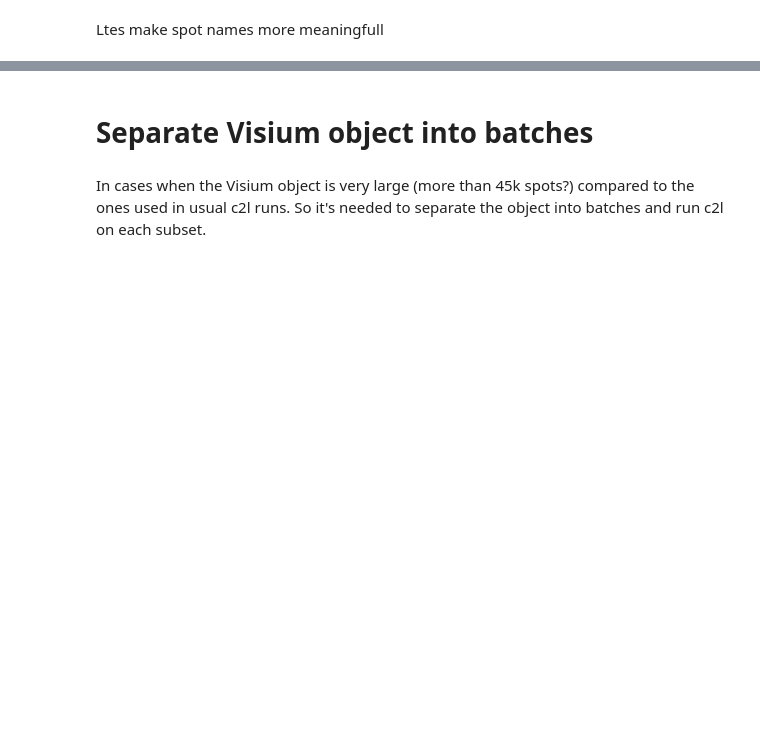
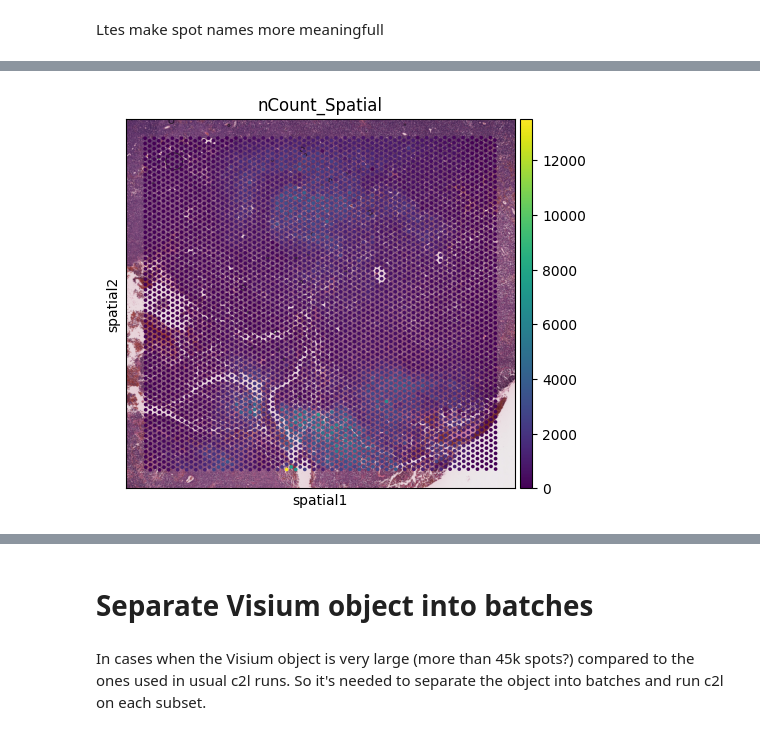
Before and after one commit to cellgeni/c2l, a Jupyter notebook: src/check-n-prepare.input.h5ad.ipynb, the cells around one changed output, grey strips where cells are left out. Drawn from its saved outputs; the diff is of its cells as text; code cells hidden in the pictures; blank space fills up the shorter version.

```diff
--- a/src/check-n-prepare.input.h5ad.ipynb
+++ b/src/check-n-prepare.input.h5ad.ipynb
@@ -379,3 +388,7 @@ vis.obs
+# %%
+sc.pl.spatial(vis[vis.obs.library_id==vis.obs.library_id[0],],color='nCount_Spatial',library_id=vis.obs.library_id[0])
+# %% [output]
+[figure, added]
 # %%
 vis.var
 # %% [output]
```
Also changed, not shown: parts of 11 cells of this notebook, 1 other file.
